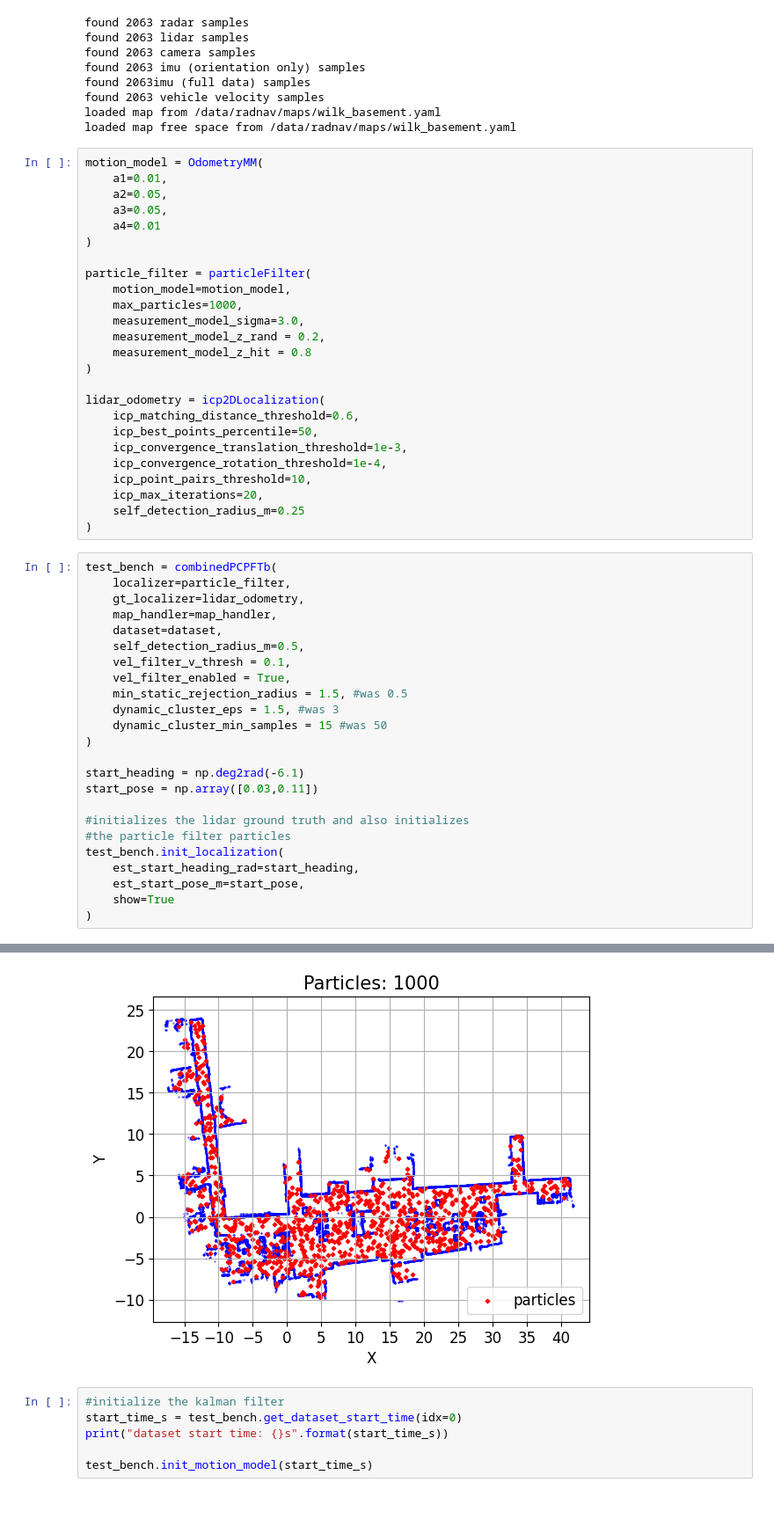
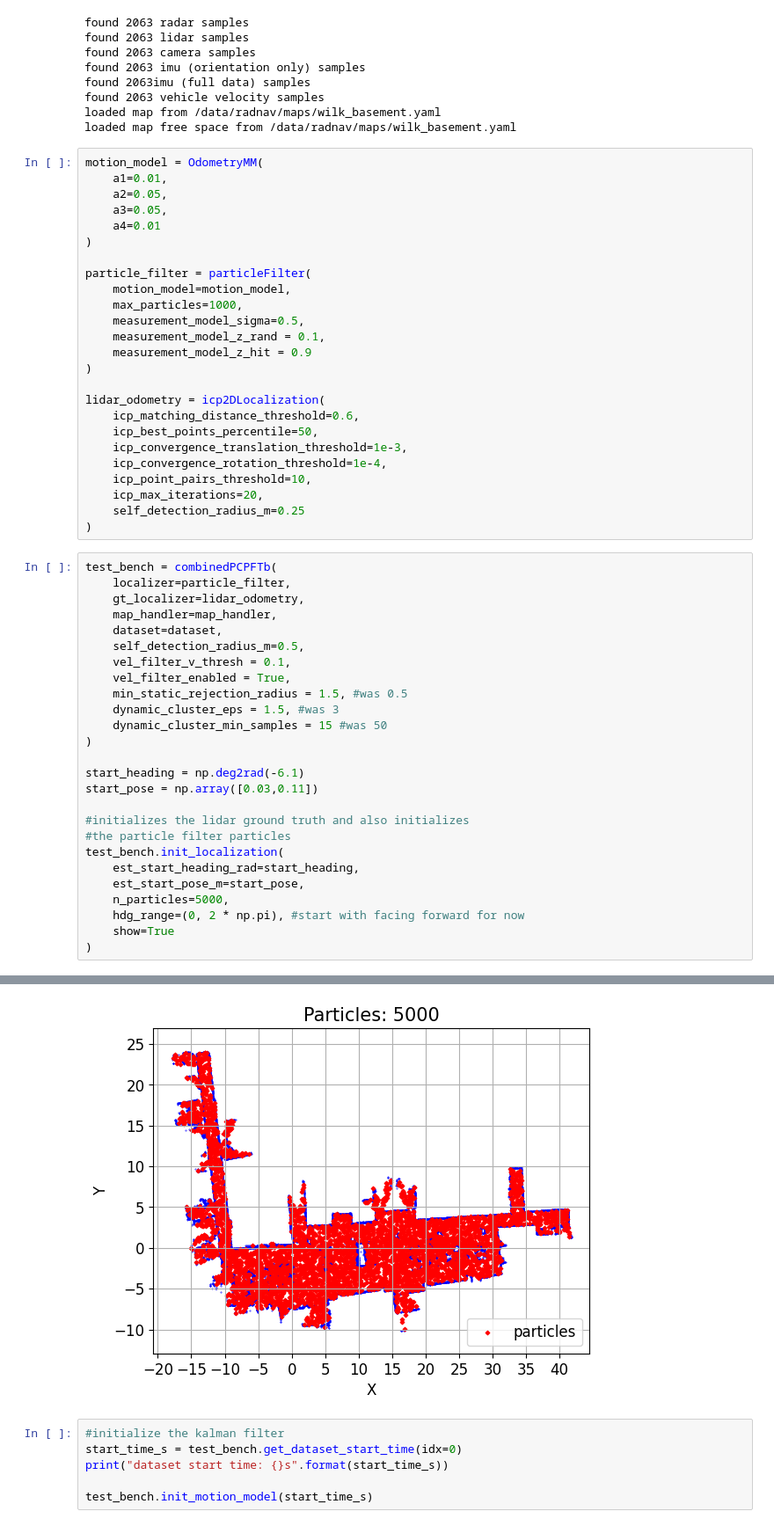
Before and after one commit to davidmhunt/odometry, a Jupyter notebook: notebooks/eval_particle_filter.ipynb, the cells around one changed output, grey strips where cells are left out. Shown at 88% size. Saved outputs shown, nothing was run; the diff lists cells and outputs as text.

```diff
--- a/notebooks/eval_particle_filter.ipynb
+++ b/notebooks/eval_particle_filter.ipynb
@@ -62,9 +62,9 @@ motion_model = OdometryMM(
 particle_filter = particleFilter(
     motion_model=motion_model,
     max_particles=1000,
-    measurement_model_sigma=3.0,
-    measurement_model_z_rand = 0.2,
-    measurement_model_z_hit = 0.8
+    measurement_model_sigma=0.5,
+    measurement_model_z_rand = 0.1,
+    measurement_model_z_hit = 0.9
 )
 
 lidar_odometry = icp2DLocalization(
@@ -80,34 +80,36 @@ lidar_odometry = icp2DLocalization(
 test_bench = combinedPCPFTb(
     localizer=particle_filter,
     gt_localizer=lidar_odometry,
     map_handler=map_handler,
     dataset=dataset,
     self_detection_radius_m=0.5,
     vel_filter_v_thresh = 0.1,
     vel_filter_enabled = True,
     min_static_rejection_radius = 1.5, #was 0.5
     dynamic_cluster_eps = 1.5, #was 3
     dynamic_cluster_min_samples = 15 #was 50
 )
 
 start_heading = np.deg2rad(-6.1)
 start_pose = np.array([0.03,0.11])
 
 #initializes the lidar ground truth and also initializes
 #the particle filter particles
 test_bench.init_localization(
     est_start_heading_rad=start_heading,
     est_start_pose_m=start_pose,
+    n_particles=5000,
+    hdg_range=(0, 2 * np.pi), #start with facing forward for now
     show=True
 )
 # %% [output]
 loaded map with 16346 points
 loaded map with 16346 points
 
 loaded map with 16346 free points
 
 gt icp estimated heading:8.324316561799002 deg, pose:[0.07888053 0.1294188 ]
-[figure, old version]
+[figure, new version]
 # %%
 #initialize the kalman filter
 start_time_s = test_bench.get_dataset_start_time(idx=0)
```
Also changed, not shown: parts of 12 cells of this notebook, 2 other files.
